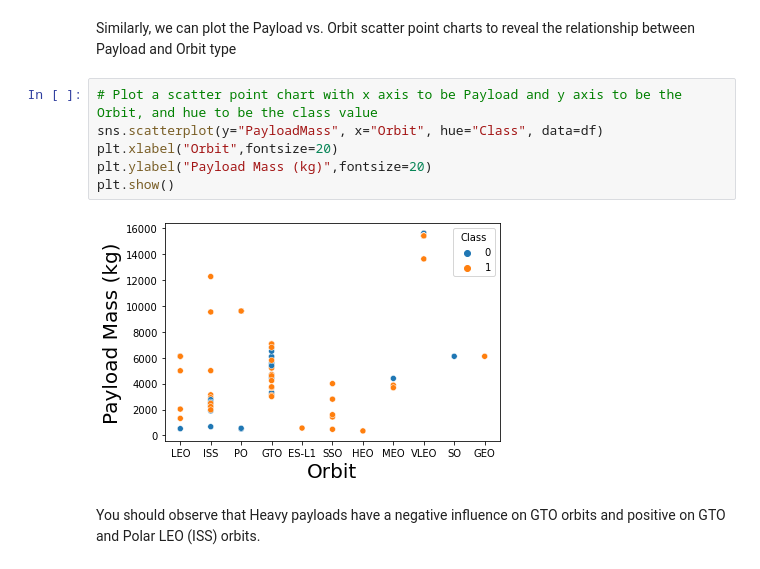
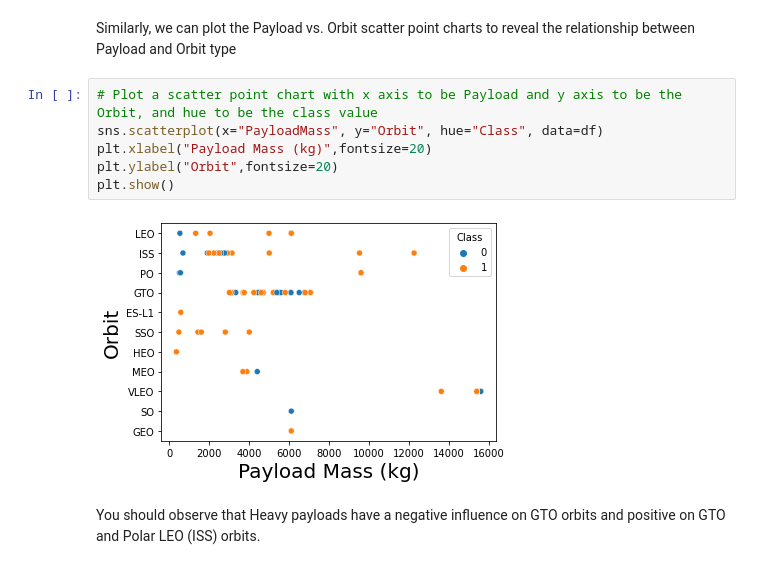
Before and after one commit to evmaragos/capstone, a Jupyter notebook: 10.2.2 Exploratory Analysis Using Pandas and Matpl.ipynb, the cells around one changed output. Saved outputs shown, nothing was run; the diff lists cells and outputs as text.

```diff
--- a/10.2.2 Exploratory Analysis Using Pandas and Matpl.ipynb
+++ b/10.2.2 Exploratory Analysis Using Pandas and Matpl.ipynb
@@ -149,12 +149,12 @@ You should see that in the LEO orbit the Success appears related to the number o
 Similarly, we can plot the Payload vs. Orbit scatter point charts to reveal the relationship between Payload and Orbit type
 # %%
 # Plot a scatter point chart with x axis to be Payload and y axis to be the Orbit, and hue to be the class value
-sns.scatterplot(y="PayloadMass", x="Orbit", hue="Class", data=df)
-plt.xlabel("Orbit",fontsize=20)
-plt.ylabel("Payload Mass (kg)",fontsize=20)
+sns.scatterplot(x="PayloadMass", y="Orbit", hue="Class", data=df)
+plt.xlabel("Payload Mass (kg)",fontsize=20)
+plt.ylabel("Orbit",fontsize=20)
 plt.show()
 # %% [output]
-[figure, old version]
+[figure, new version]
 # %% [markdown]
 You should observe that Heavy payloads have a negative influence on GTO orbits and positive on GTO and Polar LEO (ISS) orbits.
 # %% [markdown]
```
Also changed, not shown: parts of 1 cell of this notebook.
